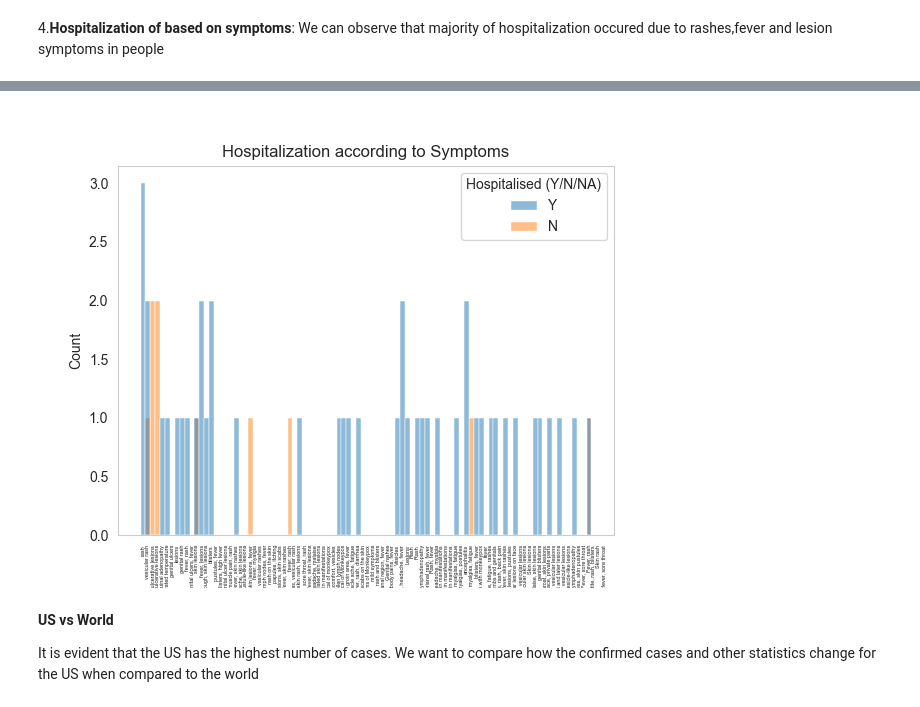
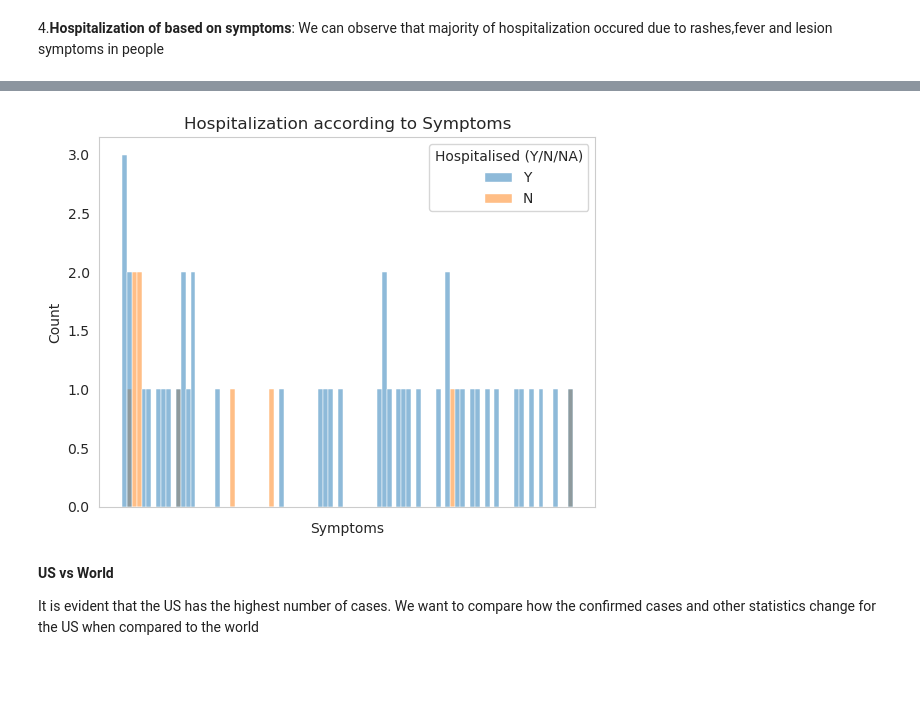
Before and after one commit to vatch123/Monkey-Pox, a Jupyter notebook: EDA_analysis.ipynb, the cells around one changed output, grey strips where cells are left out. Cells and saved outputs as stored; diff of their text form; code cells hidden in the pictures; blank space fills up the shorter version.

```diff
--- a/EDA_analysis.ipynb
+++ b/EDA_analysis.ipynb
@@ -176,5 +188,7 @@ __hospitalization_symptoms(df_detection_timeline)__
-# %% [markdown]
-![Symptoms_Hosp.png](attachment:Symptoms_Hosp.png)
+# %%
+hospitalization_symptoms(df_detection_timeline)
+# %% [output]
+[figure, added]
 # %% [markdown]
 __US vs World__
 
```
Also changed, not shown: parts of 17 cells of this notebook, 13 other files.
